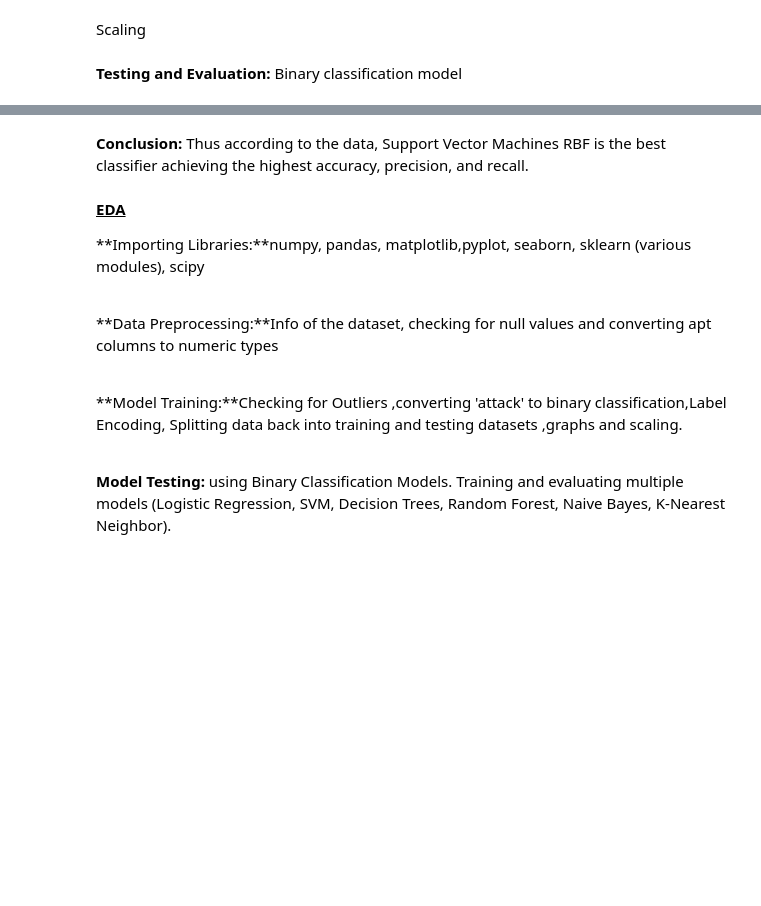
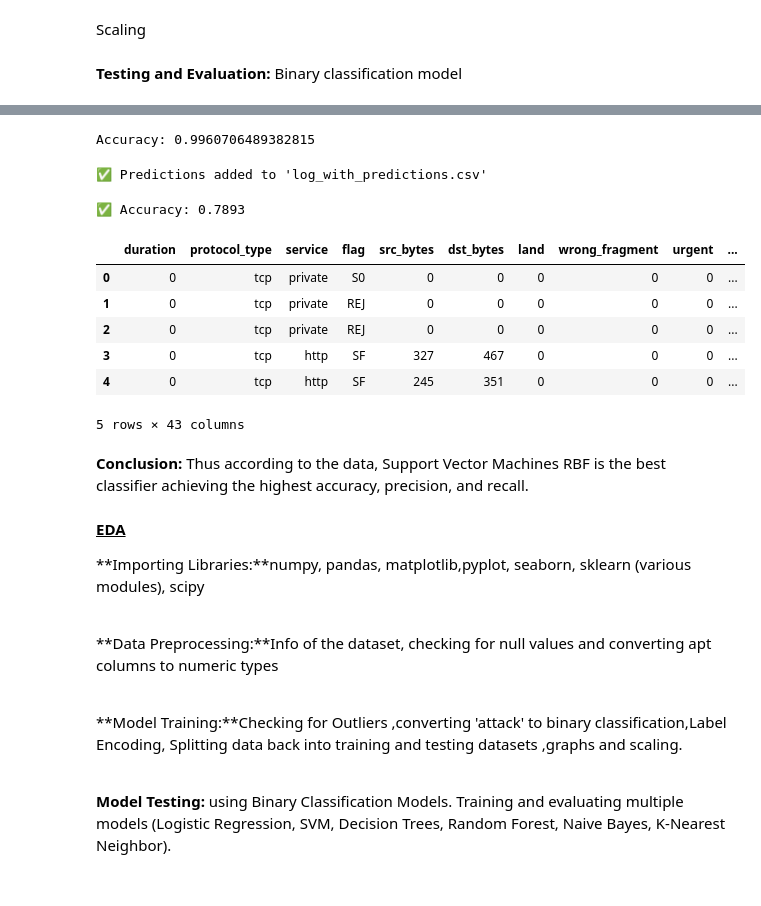
Before and after one commit to MinArchie/cyberID-ids-predictor, a Jupyter notebook: model/cyberid_classifier.ipynb, the cells around one changed output, grey strips where cells are left out. Saved outputs shown, nothing was run; the diff lists cells and outputs as text; code cells hidden in the pictures; blank space fills up the shorter version.

```diff
--- a/model/cyberid_classifier.ipynb
+++ b/model/cyberid_classifier.ipynb
@@ -541,3 +421,40 @@ print(f"Prediction: {prediction}")
+# %%
+from sklearn.metrics import accuracy_score
+print(f"Accuracy: {accuracy_score(y_test, y_pred)}")
+# %% [output]
+Accuracy: 0.9960706489382815
+# %%
+log_df = pd.read_csv("logfile11.csv")
+
+X_log = log_df.drop(columns=["level", "binary_attack"], errors="ignore")
+
+svm_pipeline = joblib.load("svm_rbf_kdd_model.pkl")
+
+log_predictions = svm_pipeline.predict(X_log)
+
+output_df = log_df.copy()
+output_df["predicted_attack"] = log_predictions
+output_df.to_csv("log_with_predictions.csv", index=False)
+
+print("✅ Predictions added to 'log_with_predictions.csv'")
+# %% [output]
+✅ Predictions added to 'log_with_predictions.csv'
+# %%
+accuracy = accuracy_score(y_true, log_predictions)
+print(f"✅ Accuracy: {accuracy:.4f}")
+# %% [output]
+✅ Accuracy: 0.7893
+# %%
+df_1 = pd.read_csv("log_with_predictions.csv")
+df_1
+# %% [output]
+|  | duration | protocol_type | service | flag | src_bytes | dst_bytes | land | wrong_fragment | urgent | ... |
+| 0 | 0 | tcp | private | S0 | 0 | 0 | 0 | 0 | 0 | ... |
+| 1 | 0 | tcp | private | REJ | 0 | 0 | 0 | 0 | 0 | ... |
+| 2 | 0 | tcp | private | REJ | 0 | 0 | 0 | 0 | 0 | ... |
+| 3 | 0 | tcp | http | SF | 327 | 467 | 0 | 0 | 0 | ... |
+| 4 | 0 | tcp | http | SF | 245 | 351 | 0 | 0 | 0 | ... |
+5 rows × 43 columns
 # %% [markdown]
 **Conclusion:** Thus according to the data, Support Vector Machines RBF is the best classifier achieving the highest accuracy, precision, and recall.
 # %% [markdown]
```
Also changed, not shown: parts of 25 cells of this notebook, 8 other files.
